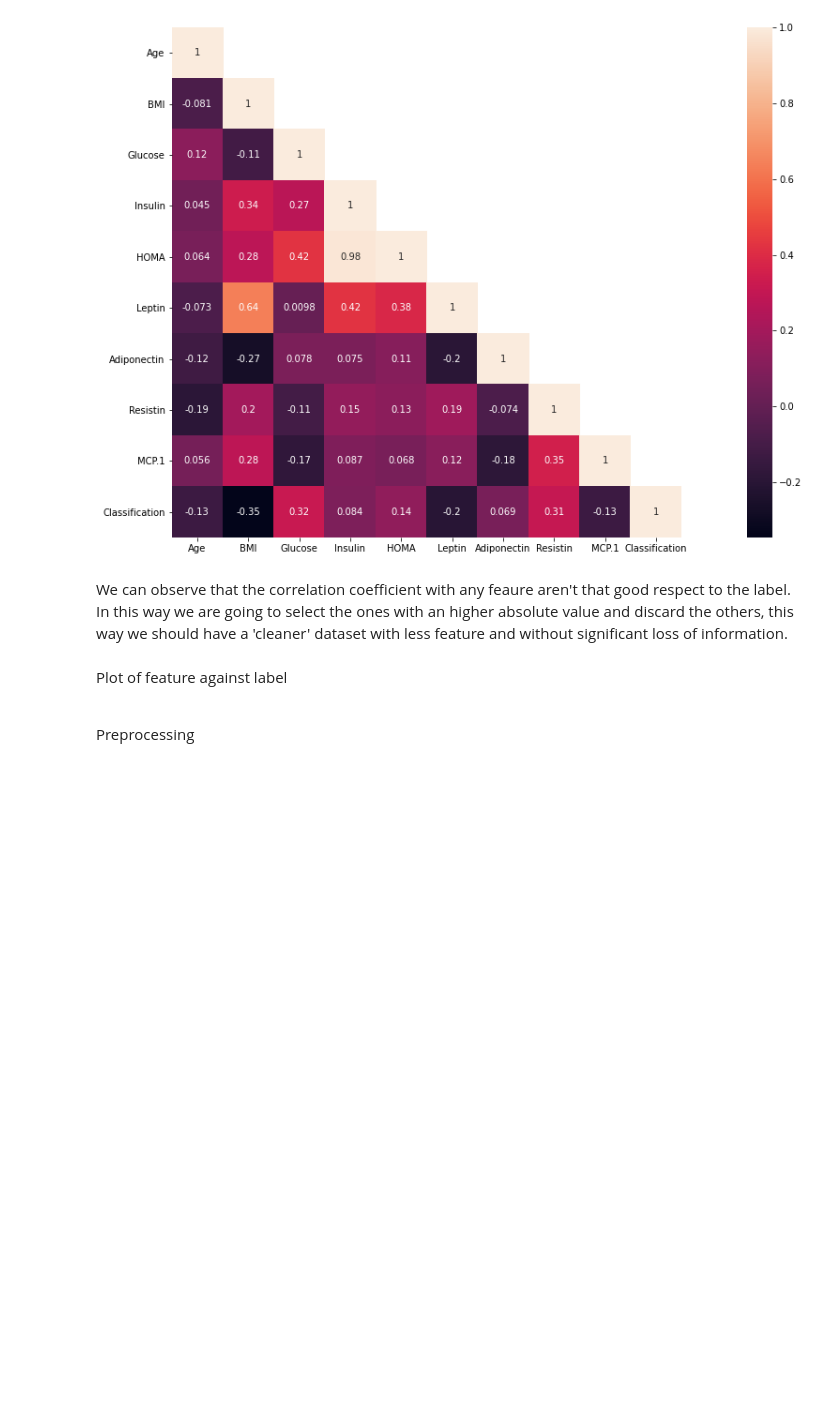
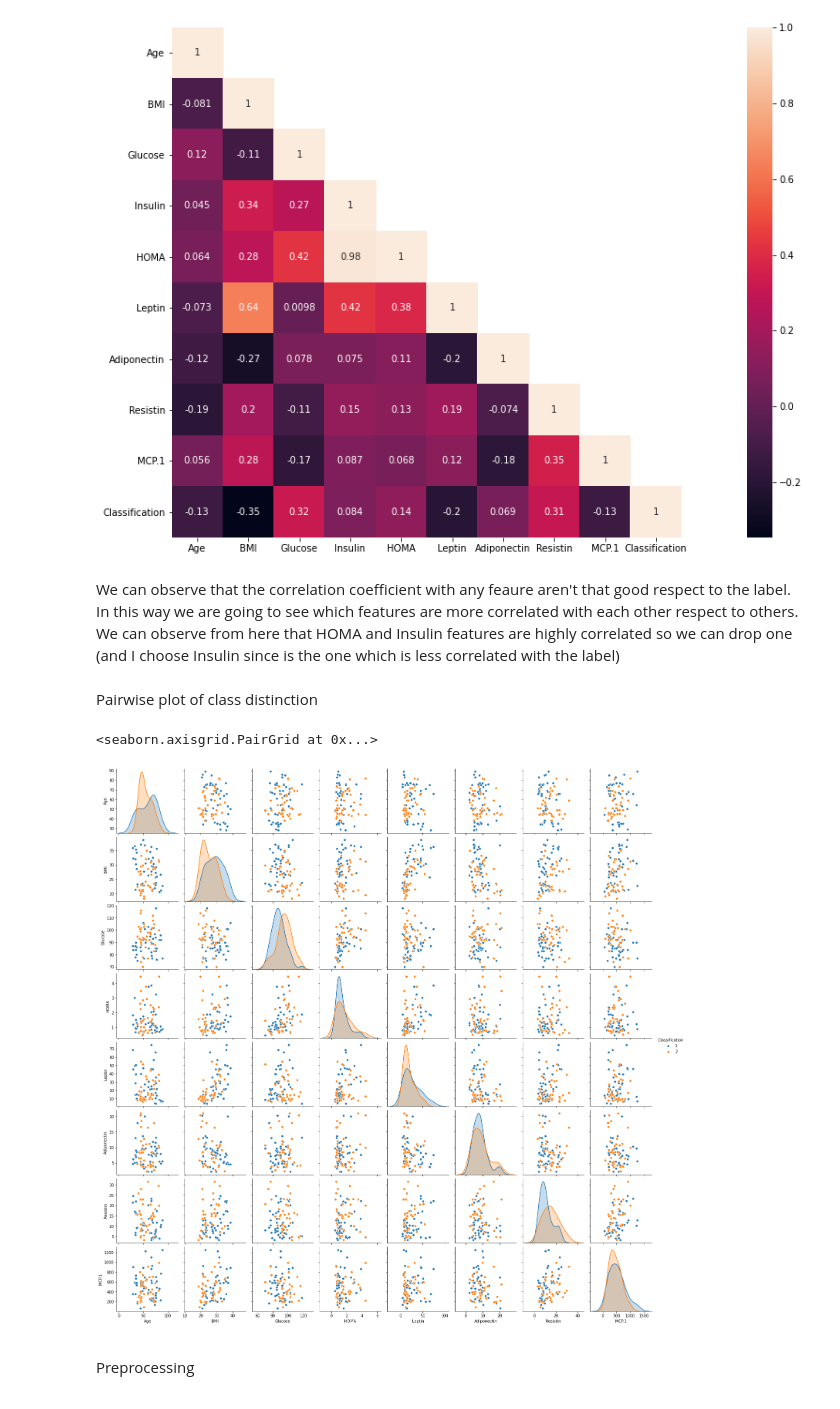
Before and after one commit to Vaelthur/DataSpaces_Tesina, a Jupyter notebook: DS_Tesina.ipynb, the cells around one changed output. Cells and saved outputs as stored; diff of their text form; code cells hidden in the pictures; blank space fills up the shorter version.

Commit message:
pairplots implemented

```diff
--- a/DS_Tesina.ipynb
+++ b/DS_Tesina.ipynb
@@ -91,15 +91,16 @@ sn.heatmap(data=cm, mask=mask, square=True, annot=True, cbar=True)
 <matplotlib.axes._subplots.AxesSubplot at 0x...>
 [figure]
 # %% [markdown]
-We can observe that the correlation coefficient with any feaure aren't that good respect to the label. In this way we are going to select the ones with an higher absolute value and discard the others, this way we should have a 'cleaner' dataset with less feature and without significant loss of information.
+We can observe that the correlation coefficient with any feaure aren't that good respect to the label. In this way we are going to see which features are more correlated with each other respect to others. We can observe from here that HOMA and Insulin features are highly correlated so we can drop one (and I choose Insulin since is the one which is less correlated with the label)
-# %% [markdown]
-<p>Plot of feature against label </p>
-# %%
-cleanDs.drop('HOMA', axis=1, inplace=True)
-# cleanDs.drop('BMI', axis=1, inplace=True)
-# cleanDs.drop('Leptin', axis=1, inplace=True)
-# cleanDs.drop('Adiponectin', axis=1, inplace=True)
-# cleanDs.drop('MCP.1', axis=1, inplace=True)
+# %%
+cleanDs.drop('Insulin', axis=1, inplace=True)
+# %% [markdown]
+Pairwise plot of class distinction
+# %%
+sn.pairplot(cleanDs, hue='Classification')
+# %% [output]
+<seaborn.axisgrid.PairGrid at 0x...>
+[figure, added]
 # %% [markdown]
 <p><p>Preprocessing<p></p>
 # %%
```
Also changed, not shown: parts of 5 cells of this notebook.
